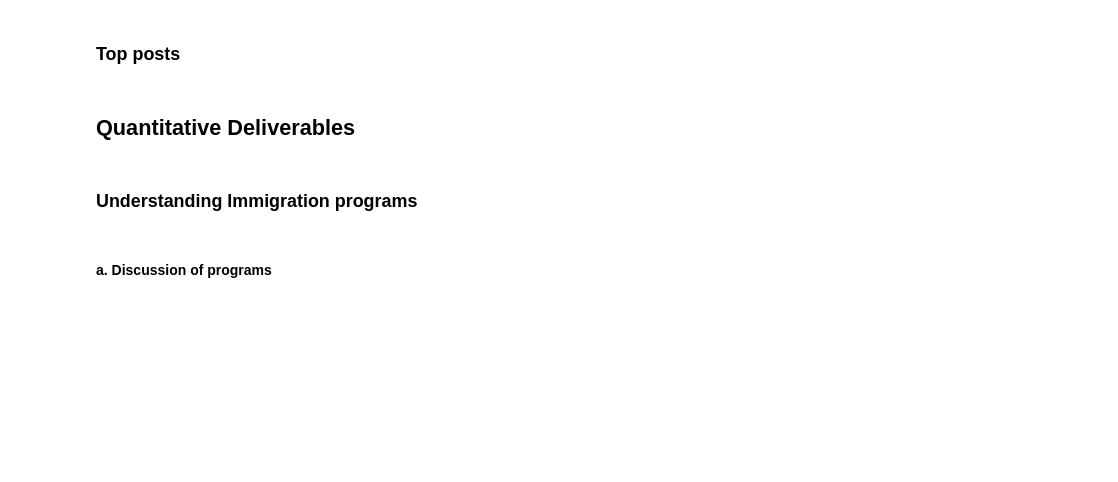
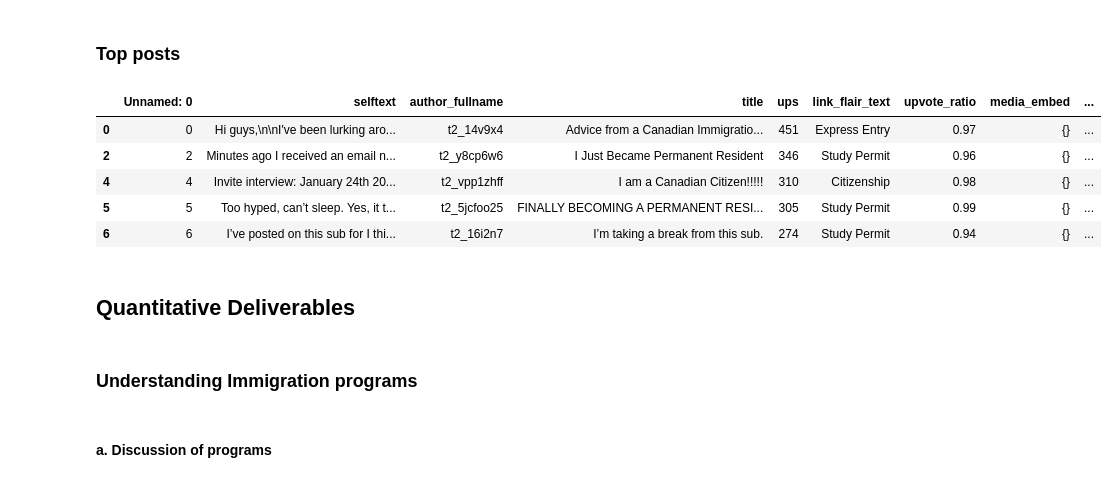
Before and after one commit to ngocmphan/reddit_immigration, a Jupyter notebook: Immigration_Canada_Analysis.ipynb, the cells around one changed output. Drawn from its saved outputs; the diff is of its cells as text; code cells hidden in the pictures; blank space fills up the shorter version.

```diff
--- a/Immigration_Canada_Analysis.ipynb
+++ b/Immigration_Canada_Analysis.ipynb
@@ -331,5 +387,14 @@ print(all_categories)
 # %% [markdown]
 ### Top posts
+# %%
+df_top_adj.head(5)
+# %% [output]
+|  | Unnamed: 0 | selftext | author_fullname | title | ups | link_flair_text | upvote_ratio | media_embed | ... |
+| 0 | 0 | Hi guys,\n\nI've been lurking aro... | t2_14v9x4 | Advice from a Canadian Immigratio... | 451 | Express Entry | 0.97 | {} | ... |
+| 2 | 2 | Minutes ago I received an email n... | t2_y8cp6w6 | I Just Became Permanent Resident | 346 | Study Permit | 0.96 | {} | ... |
+| 4 | 4 | Invite interview: January 24th 20... | t2_vpp1zhff | I am a Canadian Citizen!!!!! | 310 | Citizenship | 0.98 | {} | ... |
+| 5 | 5 | Too hyped, can’t sleep. Yes, it t... | t2_5jcfoo25 | FINALLY BECOMING A PERMANENT RESI... | 305 | Study Permit | 0.99 | {} | ... |
+| 6 | 6 | I’ve posted on this sub for I thi... | t2_16i2n7 | I’m taking a break from this sub. | 274 | Study Permit | 0.94 | {} | ... |
 # %% [markdown]
 ## Quantitative Deliverables
 # %% [markdown]
```
Also changed, not shown: parts of 9 cells of this notebook.
